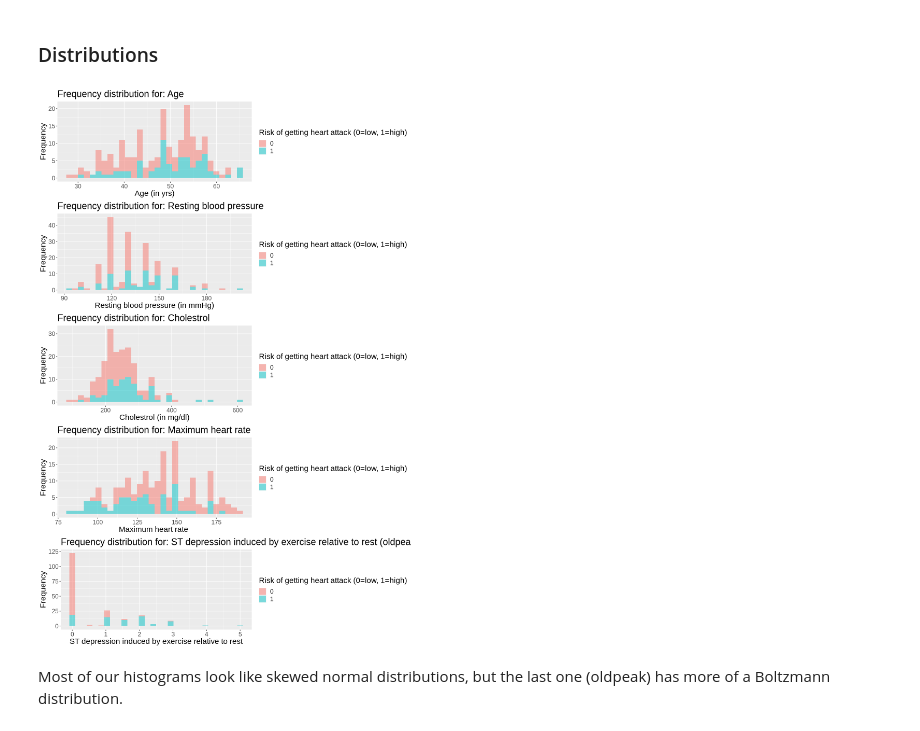
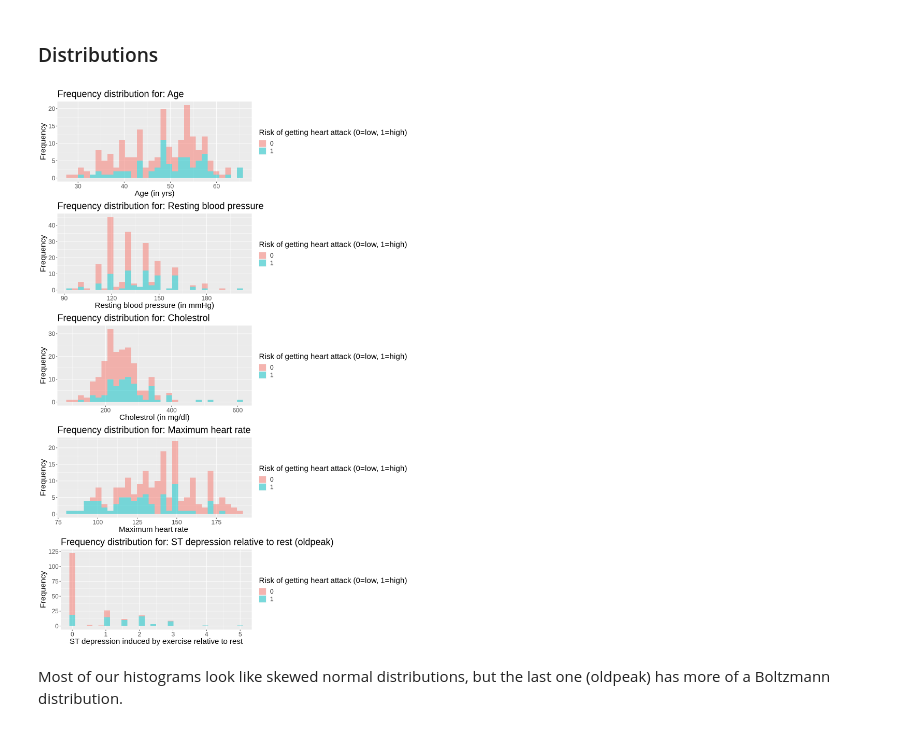
Before and after one commit to RichardAdhika22/heart_attack_prediction_knn, a Jupyter notebook: preliminary_analysis.ipynb, the cells around one changed output. Drawn from its saved outputs; the diff is of its cells as text; code cells hidden in the pictures.

Commit message:
Final submission: shortened last histogram title
It was clipping

```diff
--- a/preliminary_analysis.ipynb
+++ b/preliminary_analysis.ipynb
@@ -174,35 +174,35 @@ age_hist = heart_attack_data_selected |>
 
 trestbps_hist = heart_attack_data_selected |>
     ggplot(aes(x=trestbps, fill=num))+
     geom_histogram(alpha=0.5,bins = 30)+
     labs(x = "Resting blood pressure (in mmHg)", y = "Frequency", fill = "Risk of getting heart attack (0=low, 1=high)")+
     ggtitle("Frequency distribution for: Resting blood pressure")+
     theme(text = element_text(size=18))
 
 chol_hist = heart_attack_data_selected |>
     ggplot(aes(x=chol, fill=num))+
     geom_histogram(alpha=0.5,bins = 30)+
     labs(x = "Cholestrol (in mg/dl)", y = "Frequency", fill = "Risk of getting heart attack (0=low, 1=high)")+
     ggtitle("Frequency distribution for: Cholestrol")+
     theme(text = element_text(size=18))
 
 thalach_hist = heart_attack_data_selected |>
     ggplot(aes(x=thalach, fill=num))+
     geom_histogram(alpha=0.5,bins = 30)+
     labs(x = "Maximum heart rate ", y = "Frequency", fill = "Risk of getting heart attack (0=low, 1=high)")+
     ggtitle("Frequency distribution for: Maximum heart rate")+
     theme(text = element_text(size=18))
 
 oldpeak_hist = heart_attack_data_selected |>
     ggplot(aes(x=oldpeak, fill=num))+
     geom_histogram(alpha=0.5,bins = 30)+
     labs(x = "ST depression induced by exercise relative to rest", y = "Frequency", fill = "Risk of getting heart attack (0=low, 1=high)")+
-    ggtitle("Frequency distribution for: ST depression induced by exercise relative to rest (oldpeak)")+
+    ggtitle("Frequency distribution for: ST depression relative to rest (oldpeak)")+
     theme(text = element_text(size=18))
 
 plot_grid(age_hist, trestbps_hist, chol_hist, thalach_hist, oldpeak_hist, ncol=1)
 # %% [output]
-[figure, old version]
+[figure, new version]
 # %% [markdown]
 Most of our histograms look like skewed normal distributions, but the last one (oldpeak) has more of a Boltzmann distribution.
 # %% [markdown]
```
